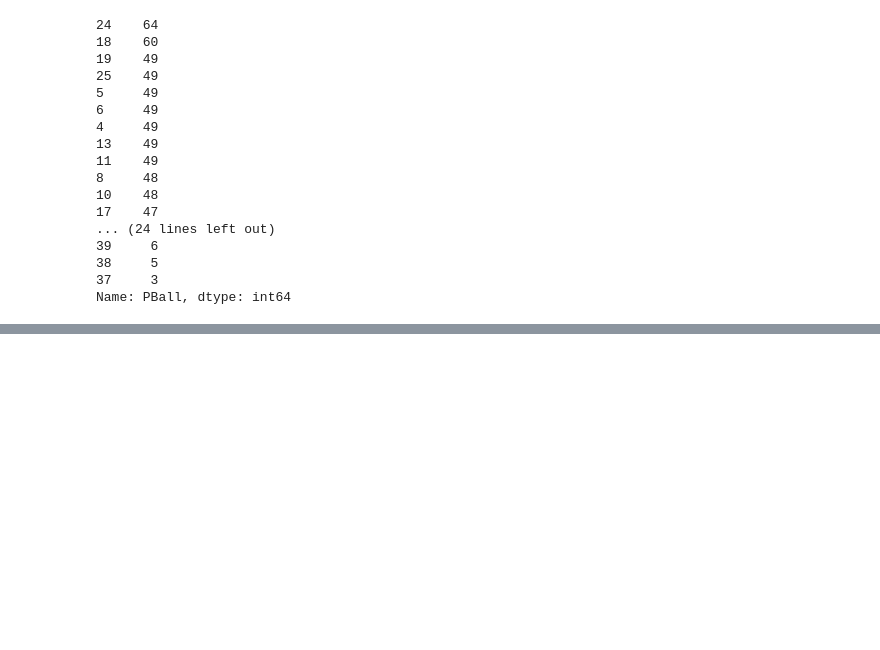
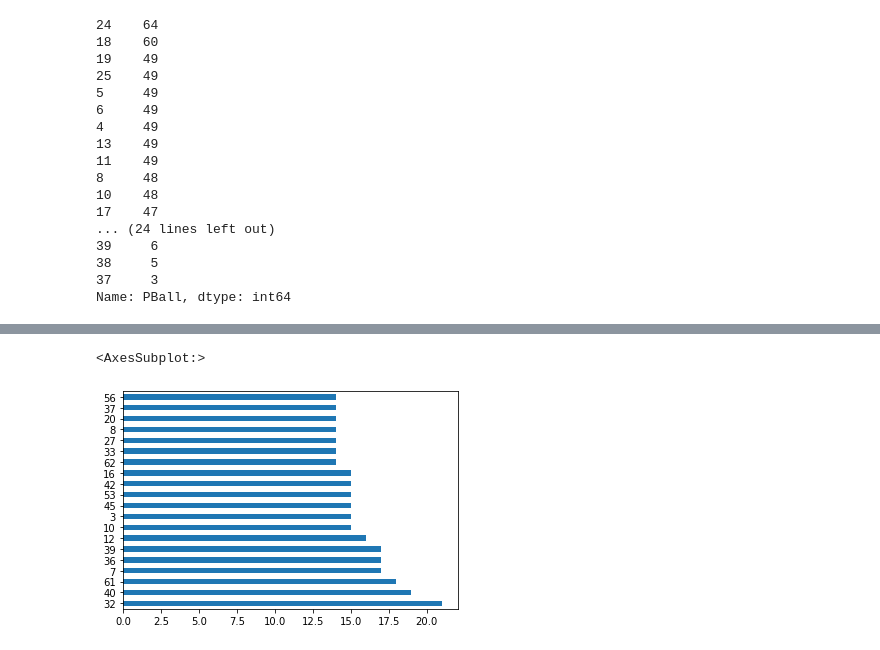
Before and after one commit to dlmitc3/Powerball, a Jupyter notebook: Acquire.ipynb, the cells around one changed output, grey strips where cells are left out. Cells and saved outputs as stored; diff of their text form; code cells hidden in the pictures; blank space fills up the shorter version.

```diff
--- a/Acquire.ipynb
+++ b/Acquire.ipynb
@@ -107,0 +157,6 @@ Name: Date, dtype: datetime64[ns]
+# %%
+# Top 20 b1 who created the most cards
+res['b1'].value_counts()[:20].plot(kind='barh')
+# %% [output]
+<AxesSubplot:>
+[figure, added]
```
Also changed, not shown: parts of 14 cells of this notebook.
